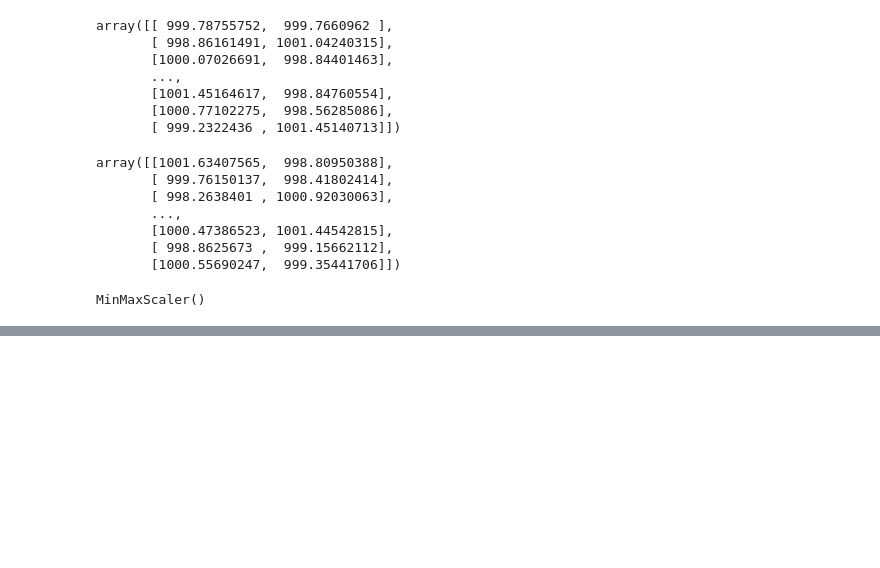
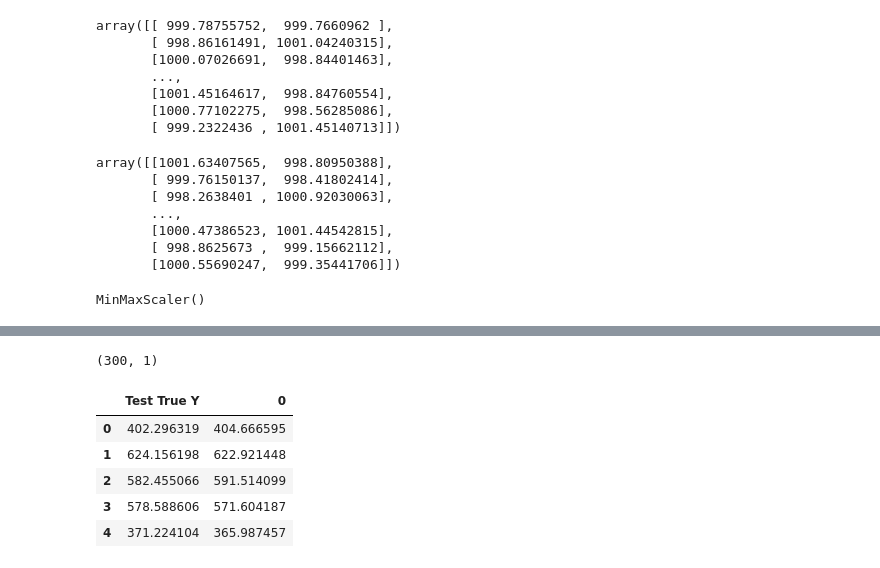
Before and after one commit to krishnavamsi121/Python_For_ML_DS_Bootcamp, a Jupyter notebook: 22-Deep Learning/Rough_TensorFlow1.ipynb, the cells around one changed output, grey strips where cells are left out. Cells and saved outputs as stored; diff of their text form; code cells hidden in the pictures; blank space fills up the shorter version.

```diff
--- a/22-Deep Learning/Rough_TensorFlow1.ipynb
+++ b/22-Deep Learning/Rough_TensorFlow1.ipynb
@@ -125,0 +134,6 @@ loss_df.plot()
+# %%
+test_predictions = model.predict(X_test)
+# %%
+test_predictions.shape
+# %% [output]
+(300, 1)
@@ -125,0 +146,9 @@ loss_df.plot()
+# %%
+pred_df.head()
+# %% [output]
+|  | Test True Y | 0 |
+| 0 | 402.296319 | 404.666595 |
+| 1 | 624.156198 | 622.921448 |
+| 2 | 582.455066 | 591.514099 |
+| 3 | 578.588606 | 571.604187 |
+| 4 | 371.224104 | 365.987457 |
```
Also changed, not shown: parts of 32 cells of this notebook, 3 other files.
